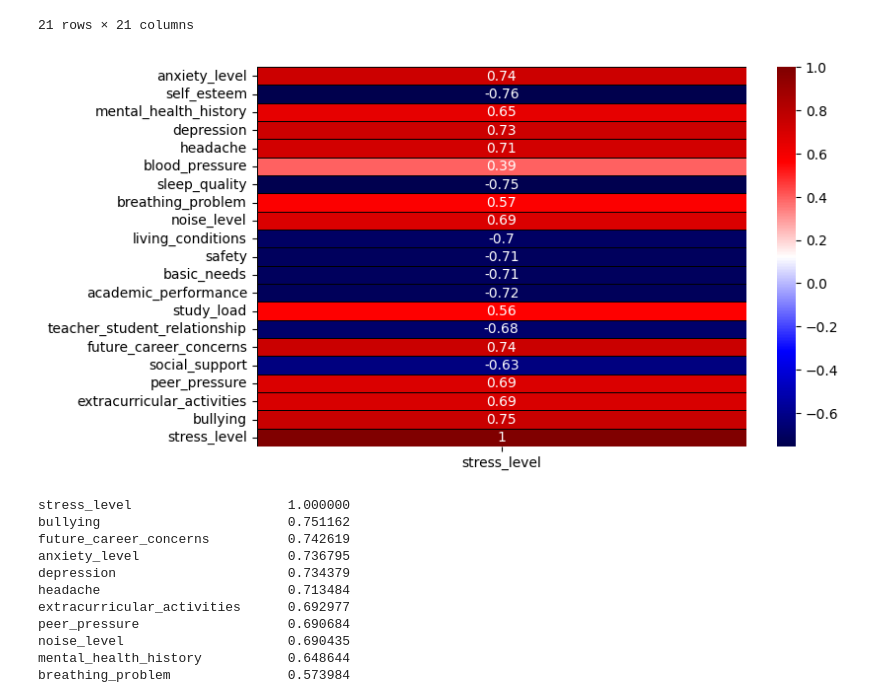
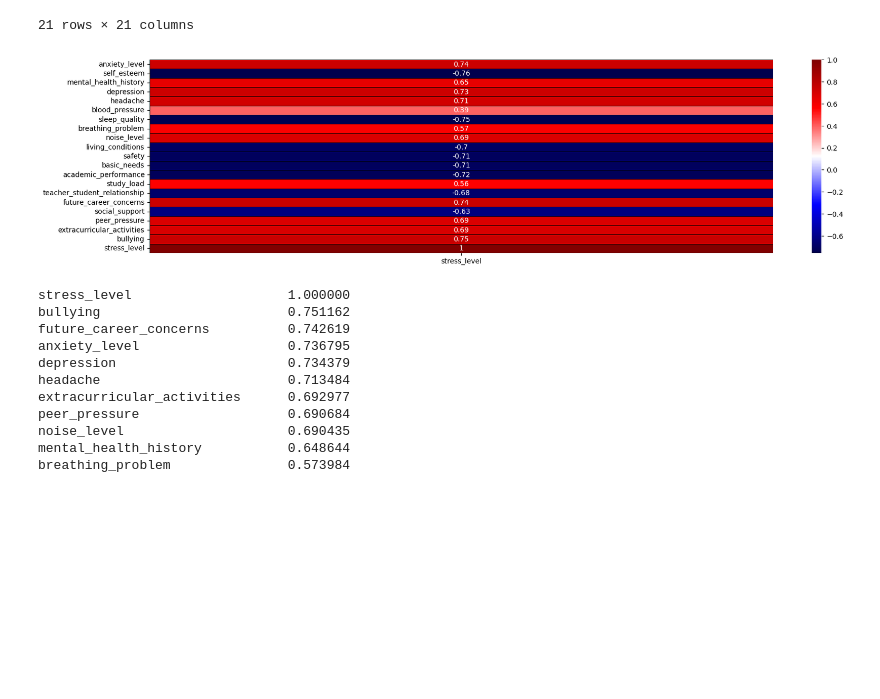
Before and after one commit to sandosaa/ML-project, a Jupyter notebook: ML project.ipynb, the cells around one changed output. Drawn from its saved outputs; the diff is of its cells as text; code cells hidden in the pictures; blank space fills up the shorter version.

```diff
--- a/ML project.ipynb
+++ b/ML project.ipynb
@@ -433,11 +433,11 @@ data.corr()
 # %%
 #cspell:disable
 corr = data.corr()[['stress_level']]
-plt.figure(figsize=(8,5))
+plt.figure(figsize=(20,5))
 sns.heatmap(corr, annot=True, cmap='seismic', linewidths=0.5, linecolor='black')
 plt.show()
 # %% [output]
-[figure, old version]
+[figure, new version]
 # %%
 corr = data.corr()['stress_level'].sort_values(ascending=False)
 corr
```
Also changed, not shown: parts of 8 cells of this notebook.
